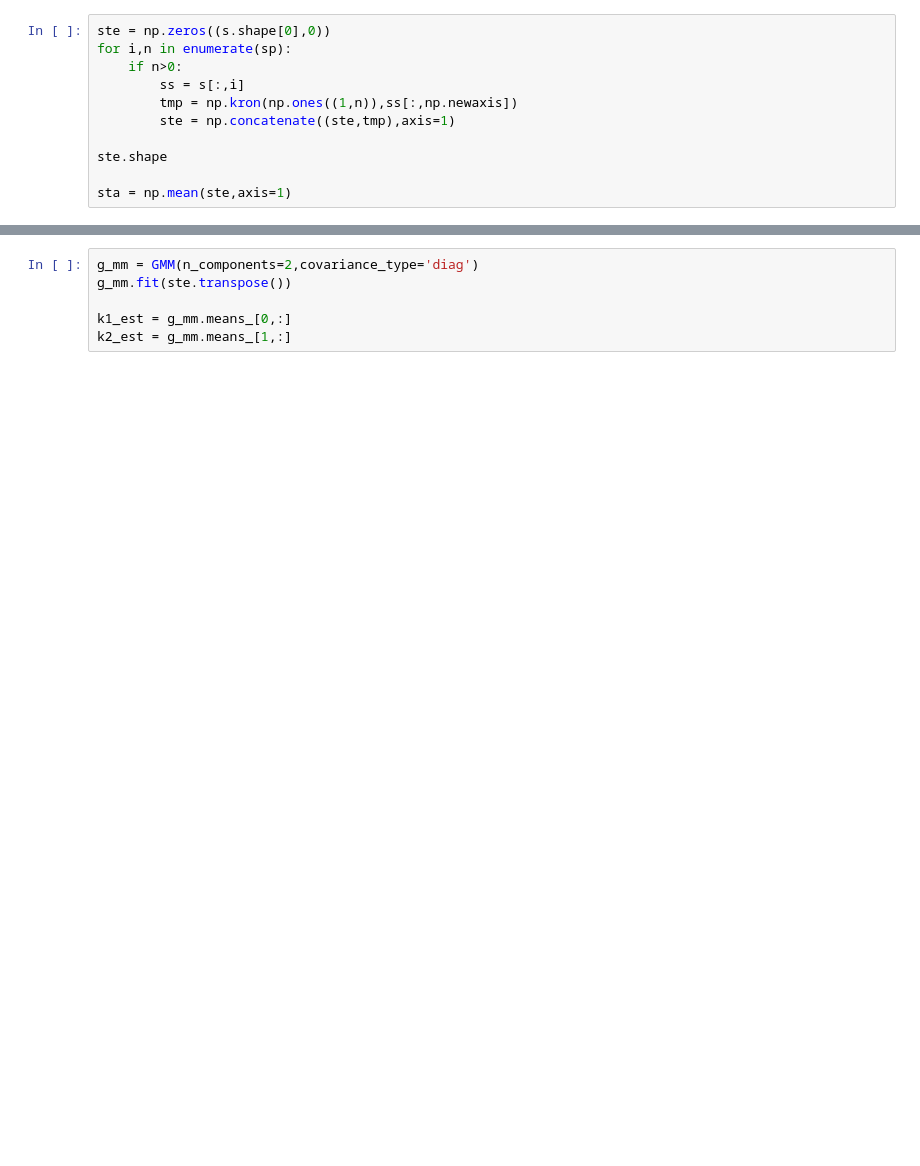
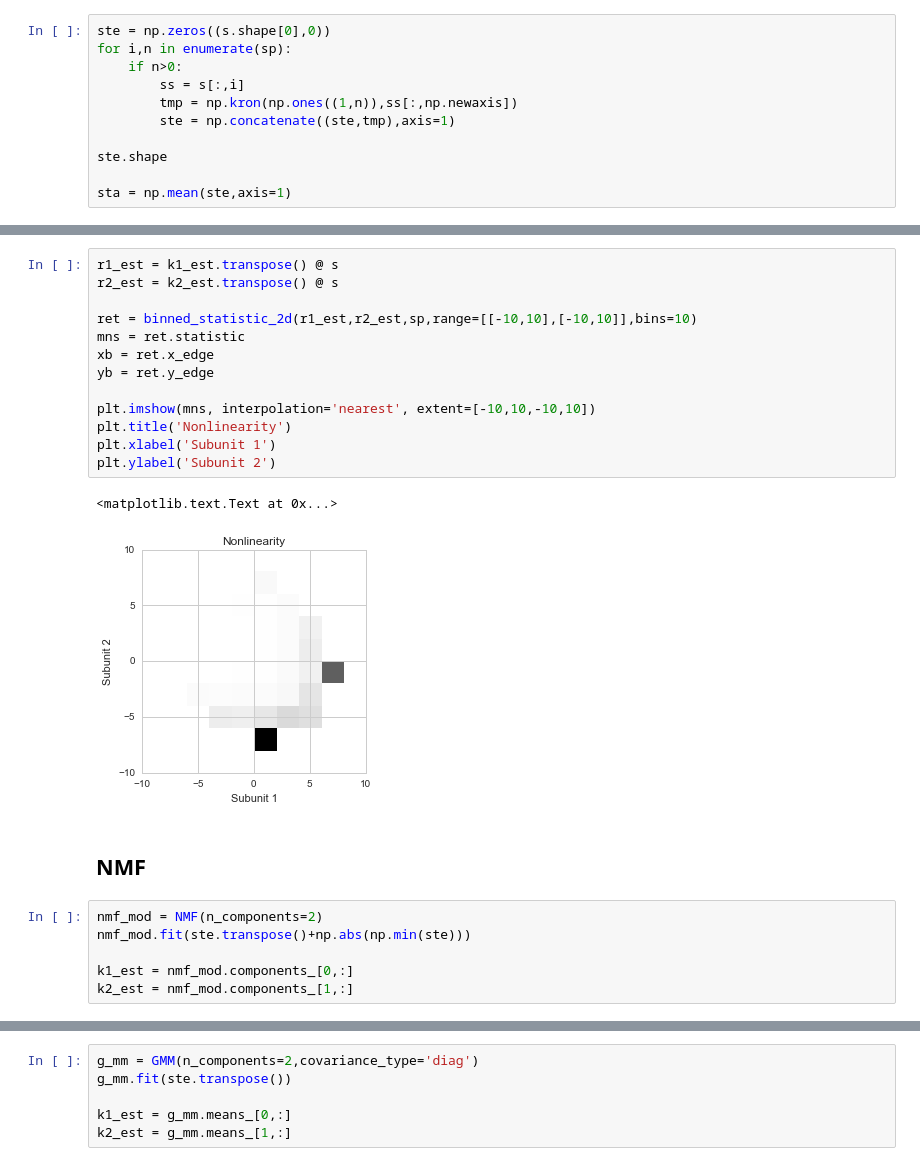
Before and after one commit to philippberens/subunit, a Jupyter notebook: Subunit model.ipynb, the cells around one changed output, grey strips where cells are left out. Cells and saved outputs as stored; diff of their text form; blank space fills up the shorter version.

```diff
--- a/Subunit model.ipynb
+++ b/Subunit model.ipynb
@@ -102,0 +110,24 @@ plt.title('Subunit 2')
+# %%
+r1_est = k1_est.transpose() @ s
+r2_est = k2_est.transpose() @ s
+
+ret = binned_statistic_2d(r1_est,r2_est,sp,range=[[-10,10],[-10,10]],bins=10)
+mns = ret.statistic
+xb = ret.x_edge
+yb = ret.y_edge
+
+plt.imshow(mns, interpolation='nearest', extent=[-10,10,-10,10])
+plt.title('Nonlinearity')
+plt.xlabel('Subunit 1')
+plt.ylabel('Subunit 2')
+# %% [output]
+<matplotlib.text.Text at 0x...>
+[figure, added]
+# %% [markdown]
+## NMF
+# %%
+nmf_mod = NMF(n_components=2)
+nmf_mod.fit(ste.transpose()+np.abs(np.min(ste)))
+
+k1_est = nmf_mod.components_[0,:]
+k2_est = nmf_mod.components_[1,:]
```
Also changed, not shown: parts of 12 cells of this notebook.
